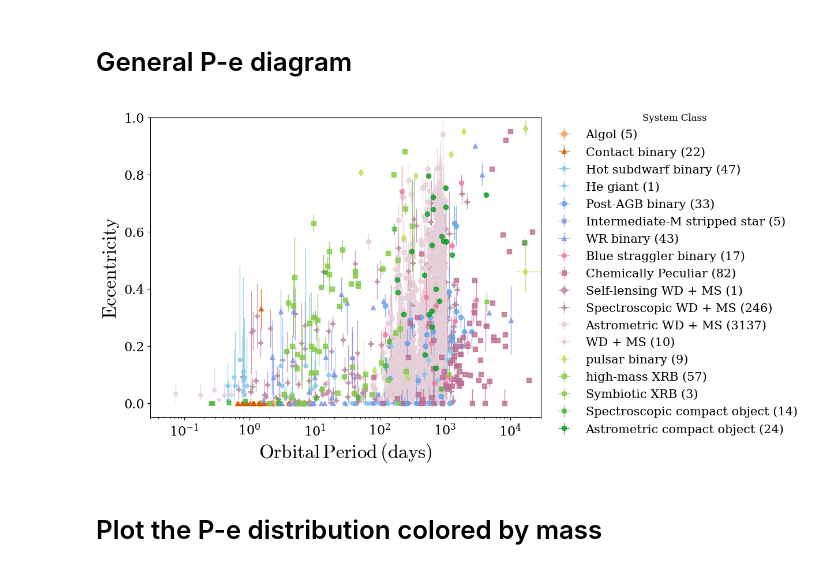
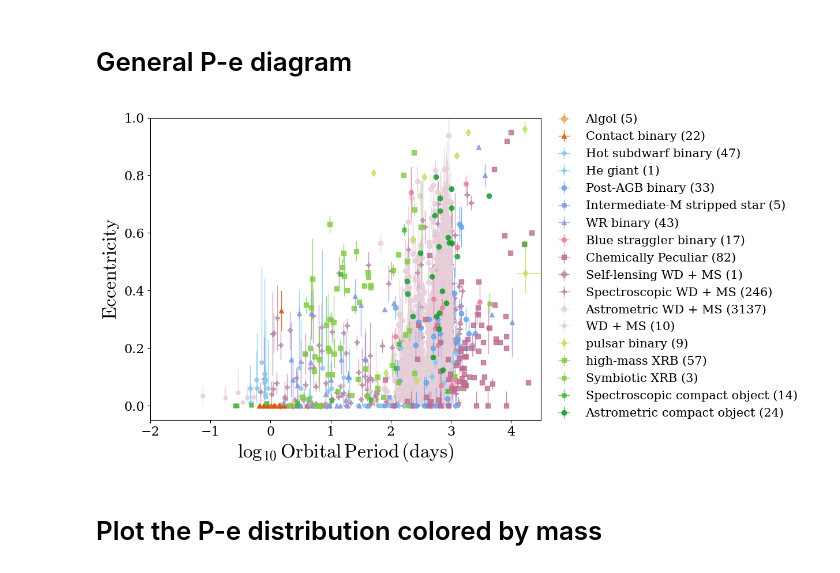
Before and after one commit to binary-observations/post_mt_catalog, a Jupyter notebook: code/data_analysis/P_e_analysis_plot.ipynb, the cells around one changed output. Drawn from its saved outputs; the diff is of its cells as text; code cells hidden in the pictures.

```diff
--- a/code/data_analysis/P_e_analysis_plot.ipynb
+++ b/code/data_analysis/P_e_analysis_plot.ipynb
@@ -171,10 +171,19 @@ plot_df = catalog_df.copy()
 plot_df = plot_df.dropna(subset=['Period', 'Eccentricity']).copy()
 plot_df = plot_df[plot_df['Period'] > 0].copy()
 
-# Build error columns and fill missing uncertainties with zero so points
-# without reported errors are still plotted.
-plot_df['Period_err_minus'] = plot_df['Period_err_minus'].fillna(0)
-plot_df['Period_err_plus'] = plot_df['Period_err_plus'].fillna(0)
+# Propagate Period errors into log10 space: d(log P) = dP / (P ln 10)
+plot_df['period_err_minus_log'] = plot_df['Period_err_minus'] / (plot_df['Period'] * np.log(10))
+plot_df['period_err_plus_log'] = plot_df['Period_err_plus'] / (plot_df['Period'] * np.log(10))
+
+# Keep eccentricity errors physical: e - err >= 0 and e + err <= 1
+mask_min = plot_df['Eccentricity'] - plot_df['Eccentricity_err_minus'] < 0
+plot_df.loc[mask_min, 'Eccentricity_err_minus'] = plot_df.loc[mask_min, 'Eccentricity']
+mask_plus = plot_df['Eccentricity'] + plot_df['Eccentricity_err_plus'] > 1
+plot_df.loc[mask_plus, 'Eccentricity_err_plus'] = 1 - plot_df.loc[mask_plus, 'Eccentricity']
+
+# Missing uncertainties are treated as zero-length error bars
+plot_df['period_err_minus_log'] = plot_df['period_err_minus_log'].fillna(0)
+plot_df['period_err_plus_log'] = plot_df['period_err_plus_log'].fillna(0)
 plot_df['Eccentricity_err_minus'] = plot_df['Eccentricity_err_minus'].fillna(0)
 plot_df['Eccentricity_err_plus'] = plot_df['Eccentricity_err_plus'].fillna(0)
 
@@ -210,40 +219,39 @@ plotly_to_mpl_marker = {
 
 
 # Plot each system class separately so style/legend are per class.
 for system_class in STYLE_MAP.keys():
     sub = plot_df[plot_df['system_class'] == system_class]
     if sub.empty:
         continue
     # Move the WDs to the back
     Zord = 3 if 'WD' not in system_class else 0
 
     color = COLORMAP.get(system_class, '#666666')
     marker_plotly = SYMBOLMAP.get(system_class, 'circle')
     marker_mpl = plotly_to_mpl_marker.get(marker_plotly, 'o')
 
-    ax.errorbar(sub['Period'],sub['Eccentricity'],
-        xerr=[sub['Period_err_minus'], sub['Period_err_plus']],
+    ax.errorbar(np.log10(sub['Period']),sub['Eccentricity'],
+        xerr=[sub['period_err_minus_log'], sub['period_err_plus_log']],
         yerr=[sub['Eccentricity_err_minus'], sub['Eccentricity_err_plus']],
         fmt=marker_mpl,ms=6,color=color,ecolor=color,
         elinewidth=1,capsize=0,alpha=0.8,
         linestyle='none', zorder = Zord,
         label=f"{system_class} ({len(sub)})"
     )
 
 
-ax.set_xscale('log')
-ax.set_xlim(3e-2, 3e4)
+ax.set_xlim(-2, 4.5)
 ax.set_ylim(-0.05, 1)
 ax.tick_params(axis='both', labelsize=16)
-ax.set_xlabel('$\mathrm{Orbital\,Period\,(days)}$', fontsize=24)
+ax.set_xlabel('$\mathrm{\log_{10} Orbital\,Period\,(days)}$', fontsize=24)
 ax.set_ylabel('$\mathrm{Eccentricity}$', fontsize=24)
-ax.legend(bbox_to_anchor=(1, 1.05), loc='upper left', fontsize=15, framealpha=0., ncol=1, title='System Class')
+ax.legend(bbox_to_anchor=(1, 1.05), loc='upper left', fontsize=15, framealpha=0., ncol=1)
 plt.tight_layout()
 plt.savefig(LATEX_PLOT_DIR / 'P_e_by_system_class.pdf')
 plt.savefig(PLOTS_DIR / 'P_e_by_system_class.pdf')
 plt.show()
 # %% [output]
-[figure, old version]
+[figure, new version]
 # %% [markdown]
 # Plot the P-e distribution colored by mass
 # %%
```
Also changed, not shown: parts of 2 cells of this notebook, 22 other files.
